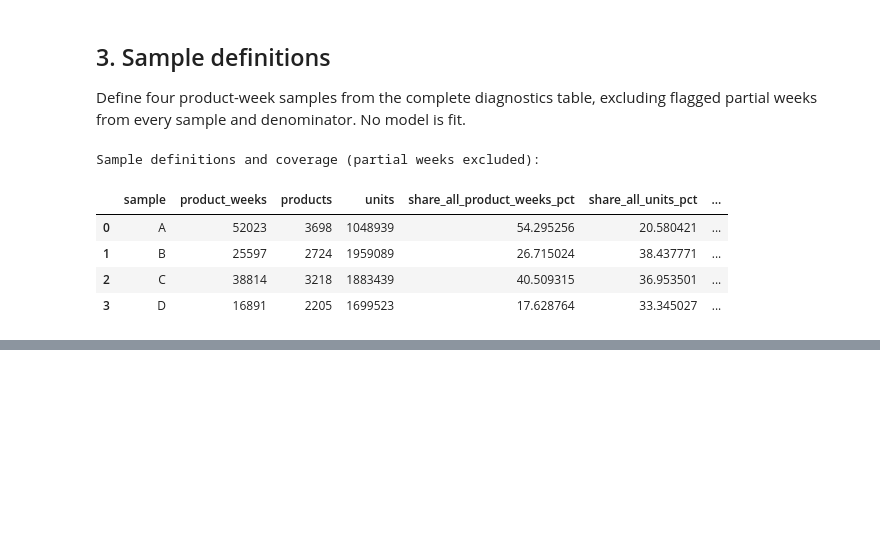
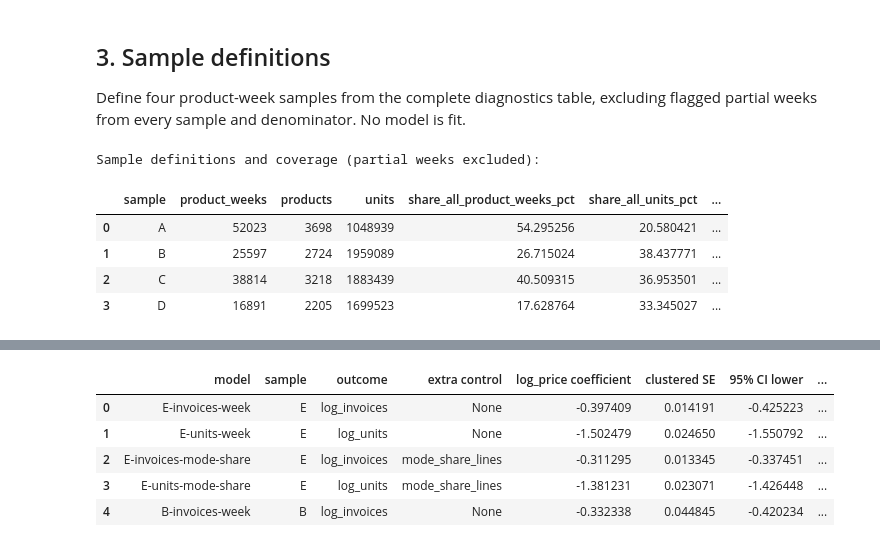
Before and after one commit to Omar-BenAmara/pricing-demand-analysis, a Jupyter notebook: notebooks/04_elasticity.ipynb, the cells around one changed output, grey strips where cells are left out. Cells and saved outputs as stored; diff of their text form; code cells hidden in the pictures; blank space fills up the shorter version.

Commit message:
Add sample E elasticity models
Co-authored-by: Copilot <223556219+Copilot@users.noreply.github.com>

```diff
--- a/notebooks/04_elasticity.ipynb
+++ b/notebooks/04_elasticity.ipynb
@@ -331,0 +336,90 @@ Sample definitions and coverage (partial weeks excluded):
+# %%
+import statsmodels.api as sm
+
+def fit_within_product(data, outcome, extra_regressors=()):
+    week_dummies = pd.get_dummies(
+        data["week_id"], prefix="week", drop_first=True, dtype=float
+    )
+    regressor_names = ["log_price", *extra_regressors]
+    x = pd.concat([data[regressor_names], week_dummies], axis=1).astype(float)
+    grouped = data["StockCode"]
+    y_within = data[outcome] - data.groupby("StockCode")[outcome].transform("mean")
+    x_within = x - x.groupby(grouped).transform("mean")
+    return sm.OLS(y_within, x_within).fit(
+        cov_type="cluster",
+        cov_kwds={"groups": grouped},
+    )
+
+sample_e = eligible_sample(
+    pd.Series(True, index=robustness_weeks.index)
+)
+sample_b_within = b_robustness.copy()
+b_within_validation = fit_within_product(
+    sample_b_within, "log_units"
+)
+earlier_b_m3 = model_results.loc[
+    model_results["model"].eq("M3"), "coefficient"
+].iloc[0]
+assert abs(b_within_validation.params["log_price"] - earlier_b_m3) < 1e-6
+
+within_specs = [
+    ("E-invoices-week", "E", sample_e, "log_invoices", ()),
+    ("E-units-week", "E", sample_e, "log_units", ()),
+    ("E-invoices-mode-share", "E", sample_e, "log_invoices", ("mode_share_lines",)),
+    ("E-units-mode-share", "E", sample_e, "log_units", ("mode_share_lines",)),
+    ("B-invoices-week", "B", sample_b_within, "log_invoices", ()),
+]
+within_rows = []
+within_control_rows = []
+for model_name, sample_name, data, outcome, extra_regressors in within_specs:
+    fitted = fit_within_product(data, outcome, extra_regressors)
+    ci_lower, ci_upper = fitted.conf_int().loc["log_price"]
+    extra_control = extra_regressors[0] if extra_regressors else "None"
+    within_rows.append(
+        {
+            "model": model_name,
+            "sample": sample_name,
+            "outcome": outcome,
+            "extra control": extra_control,
+            "log_price coefficient": fitted.params["log_price"],
+            "clustered SE": fitted.bse["log_price"],
+            "95% CI lower": ci_lower,
+            "95% CI upper": ci_upper,
+            "observations": int(fitted.nobs),
+            "products": data["StockCode"].nunique(),
+        }
+    )
+    if extra_regressors:
+        control = extra_regressors[0]
+        within_control_rows.append(
+            {
+                "model": model_name,
+                "extra control": control,
+                "coefficient": fitted.params[control],
+                "clustered SE": fitted.bse[control],
+            }
+        )
+
+within_results = pd.DataFrame(within_rows)
+within_control_results = pd.DataFrame(within_control_rows)
+assert within_results["observations"].tolist() == [
+    len(sample_e), len(sample_e), len(sample_e), len(sample_e), len(sample_b_within)
+]
+assert within_results["products"].tolist() == [
+    sample_e["StockCode"].nunique(), sample_e["StockCode"].nunique(),
+    sample_e["StockCode"].nunique(), sample_e["StockCode"].nunique(),
+    sample_b_within["StockCode"].nunique(),
+]
+assert not within_results.isna().any().any()
+assert not within_control_results.isna().any().any()
+print("Within-product model results:")
+display(within_results)
+print("Additional mode_share_lines coefficients:")
+display(within_control_results)
+print(
+    f"Sample sizes: E = {len(sample_e):,} observations, "
+    f"{sample_e['StockCode'].nunique():,} products; "
+    f"B = {len(sample_b_within):,} observations, "
+    f"{sample_b_within['StockCode'].nunique():,} products."
+)
+# %% [output]
@@ -331,0 +427,6 @@ Sample definitions and coverage (partial weeks excluded):
+|  | model | sample | outcome | extra control | log_price coefficient | clustered SE | 95% CI lower | ... |
+| 0 | E-invoices-week | E | log_invoices | None | -0.397409 | 0.014191 | -0.425223 | ... |
+| 1 | E-units-week | E | log_units | None | -1.502479 | 0.024650 | -1.550792 | ... |
+| 2 | E-invoices-mode-share | E | log_invoices | mode_share_lines | -0.311295 | 0.013345 | -0.337451 | ... |
+| 3 | E-units-mode-share | E | log_units | mode_share_lines | -1.381231 | 0.023071 | -1.426448 | ... |
+| 4 | B-invoices-week | B | log_invoices | None | -0.332338 | 0.044845 | -0.420234 | ... |
```
Also changed, not shown: parts of 4 cells of this notebook.
